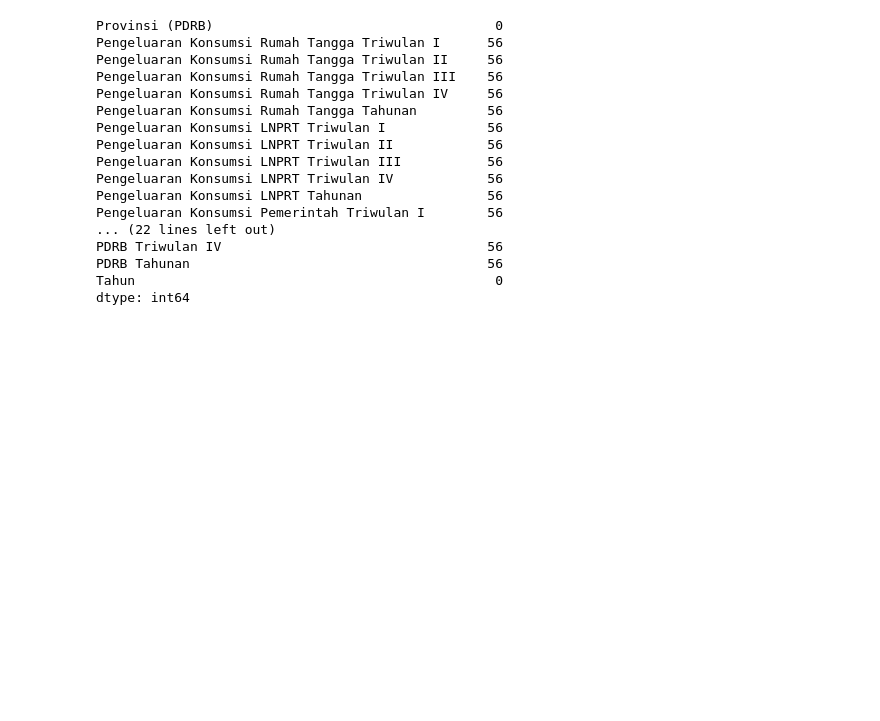
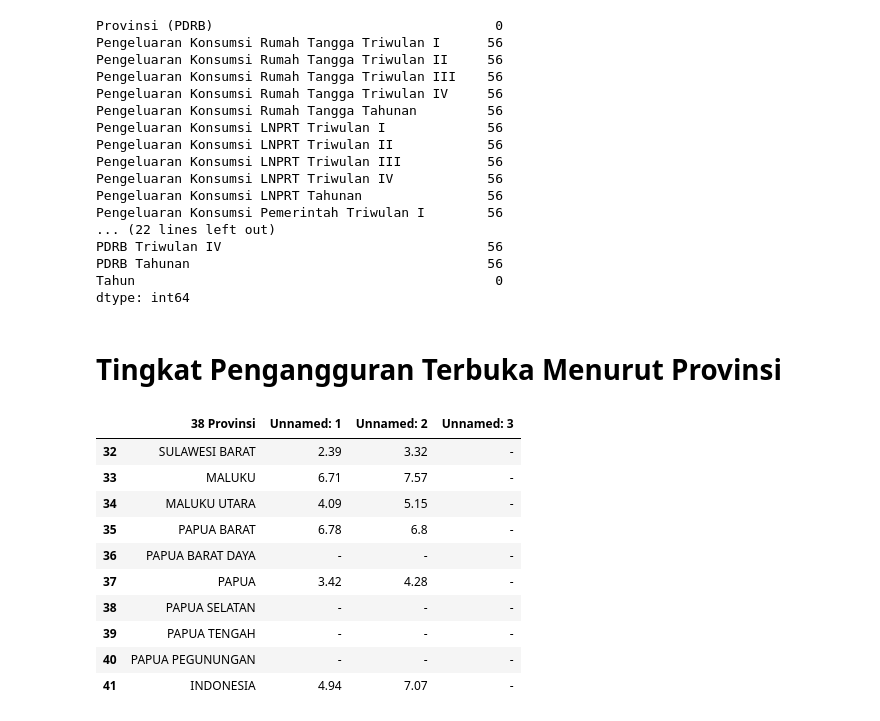
Before and after one commit to yusufimantaka/gamadata-2, a Jupyter notebook: data-cleaning.ipynb, the cells around one changed output. Cells and saved outputs as stored; diff of their text form; code cells hidden in the pictures; blank space fills up the shorter version.

```diff
--- a/data-cleaning.ipynb
+++ b/data-cleaning.ipynb
@@ -301,3 +301,5 @@ for prov_baru, prov_induk in pemekaran_mapping.items():
             df.loc[(df_PDRB['Provinsi (PDRB)'] == prov_baru) & (df_PDRB['Tahun'] == tahun), col] = nilai_induk_sebelum[0] * rasio
 # %%
 df_PDRB.to_csv('data-cleaned/PDRB_cleaned.csv')
+# %% [markdown]
+# Tingkat Pengangguran Terbuka Menurut Provinsi
@@ -303,0 +313,14 @@ df_PDRB.to_csv('data-cleaned/PDRB_cleaned.csv')
+# %%
+dfp[2020].tail(10)
+# %% [output]
+|  | 38 Provinsi | Unnamed: 1 | Unnamed: 2 | Unnamed: 3 |
+| 32 | SULAWESI BARAT | 2.39 | 3.32 | - |
+| 33 | MALUKU | 6.71 | 7.57 | - |
+| 34 | MALUKU UTARA | 4.09 | 5.15 | - |
+| 35 | PAPUA BARAT | 6.78 | 6.8 | - |
+| 36 | PAPUA BARAT DAYA | - | - | - |
+| 37 | PAPUA | 3.42 | 4.28 | - |
+| 38 | PAPUA SELATAN | - | - | - |
+| 39 | PAPUA TENGAH | - | - | - |
+| 40 | PAPUA PEGUNUNGAN | - | - | - |
+| 41 | INDONESIA | 4.94 | 7.07 | - |
```
Also changed, not shown: parts of 8 cells of this notebook, 1 other file.
